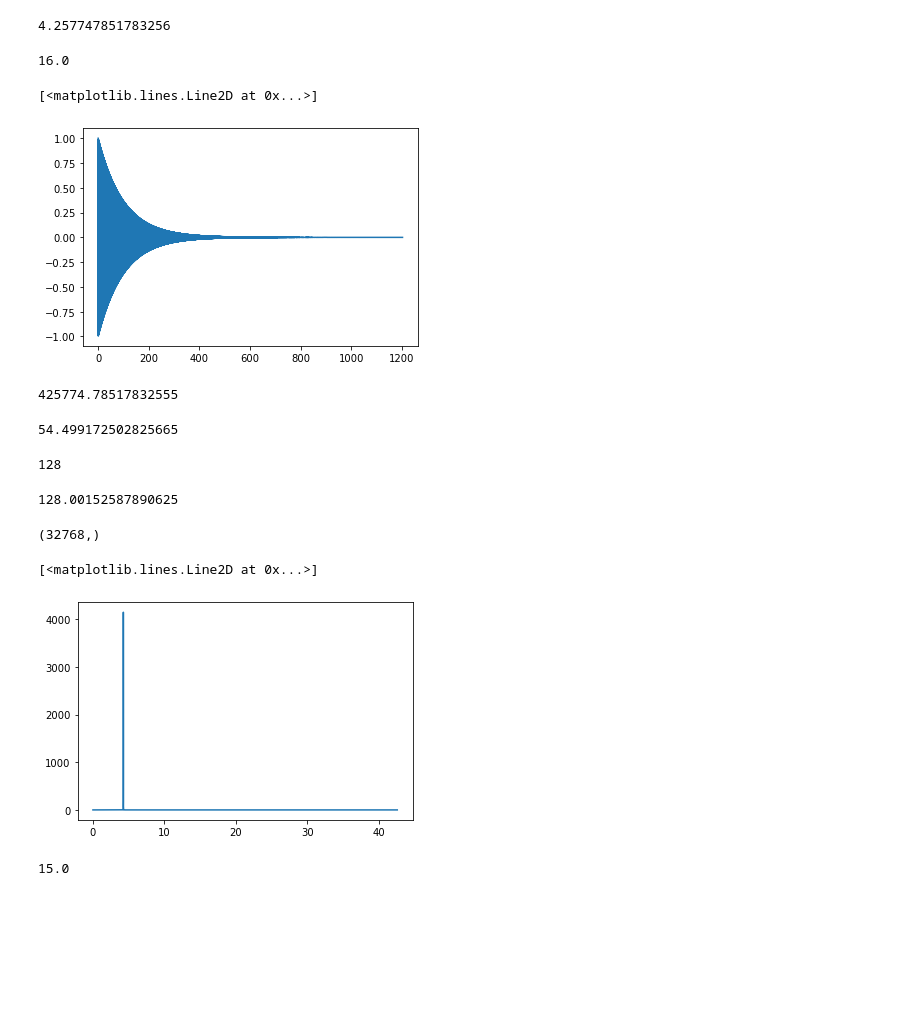
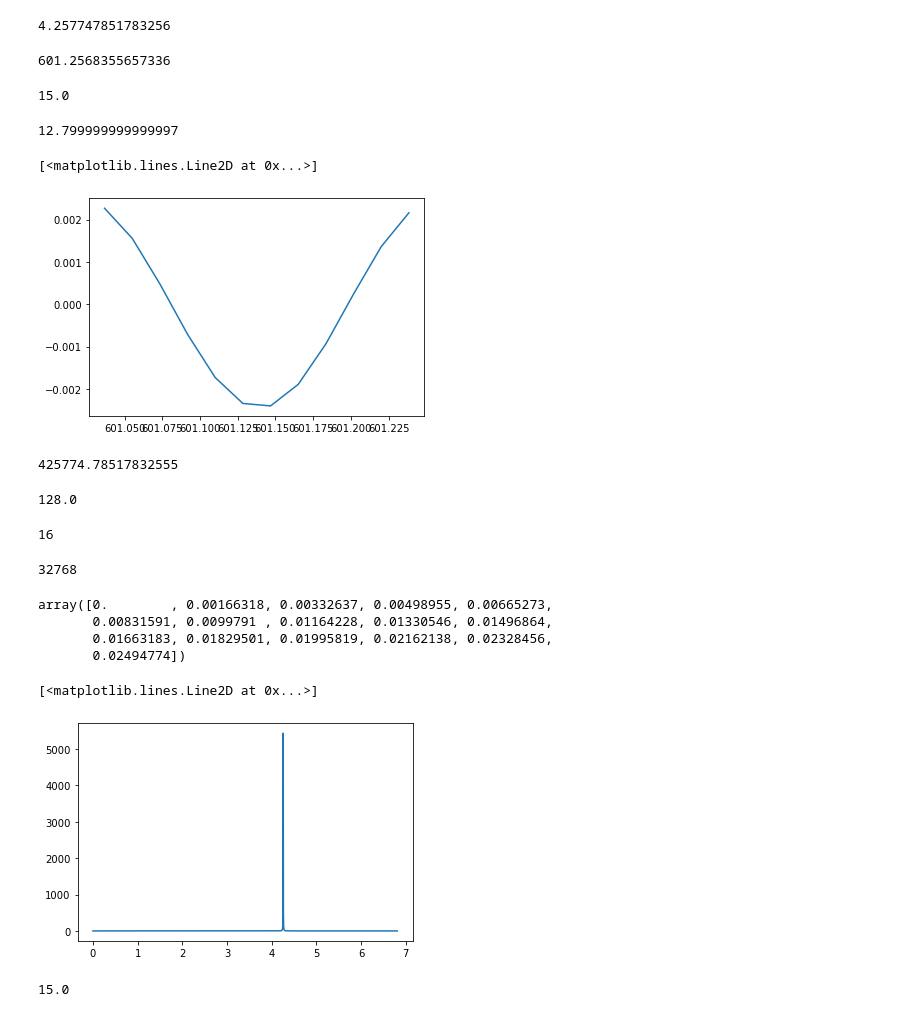
Before and after one commit to sejin8642/ftnmr, a Jupyter notebook: scripts/nb.ipynb, the cells around one changed output. Drawn from its saved outputs; the diff is of its cells as text; code cells hidden in the pictures; blank space fills up the shorter version.

```diff
--- a/scripts/nb.ipynb
+++ b/scripts/nb.ipynb
@@ -14,5 +14,5 @@ import scipy
 # %%
 from ftnmr import *
 # %%
-a = fid(shift=10, B=10.0, T2=100, t_cut=650)
+a = fid(shift=10, B=10.0, T2=100, t_cut=601)
 # %%
@@ -27,19 +27,27 @@ a.dt*1000
 a.f0
 # %% [output]
 4.257747851783256
+# %%
+a.t[-1] + a.t[1]
+# %% [output]
+601.2568355657336
 # %%
 np.log2(a.ns)
 # %% [output]
-16.0
+15.0
+# %%
+a.nsp
+# %% [output]
+12.799999999999997
 # %%
 s = a.signal
 # %%
 t = a.t
 # %%
-plt.plot(t, s.real)
+plt.plot(t[-12:], s.real[-12:])
 # %% [output]
 [<matplotlib.lines.Line2D at 0x...>]
-[figure, old version]
+[figure, new version]
 # %%
 S = scipy.fft.fft(s)
 # %%
@@ -51,6 +59,6 @@ L
 # %% [output]
 425774.78517832555
 # %%
-a.f_s
+a.f_s/L*pow(10, 6)
 # %% [output]
-54.499172502825665
+128.0
@@ -59,20 +65,23 @@ cm = (a.f_s/L)*pow(10, 6)
 # %%
-pow(2, 7)
+pow(2, 4)
 # %% [output]
-128
+16
-# %%
-cm + 100/a.ns
-# %% [output]
-128.00152587890625
-# %%
-np.log2()
-# %% [output]
-(32768,)
+# %%
+pow(2, 15)
+# %% [output]
+32768
+# %%
+f[:pow(2,4)]
+# %% [output]
+array([0.        , 0.00166318, 0.00332637, 0.00498955, 0.00665273,
+       0.00831591, 0.0099791 , 0.01164228, 0.01330546, 0.01496864,
+       0.01663183, 0.01829501, 0.01995819, 0.02162138, 0.02328456,
+       0.02494774])
 # %%
-plt.plot(f, S.real)
+plt.plot(f[:pow(2,12)], S.real[:pow(2,12)])
 # %% [output]
 [<matplotlib.lines.Line2D at 0x...>]
-[figure, old version]
+[figure, new version]
 # %%
 np.log2(a.ns)
 # %% [output]
```
Also changed, not shown: parts of 5 cells of this notebook, 1 other file.
